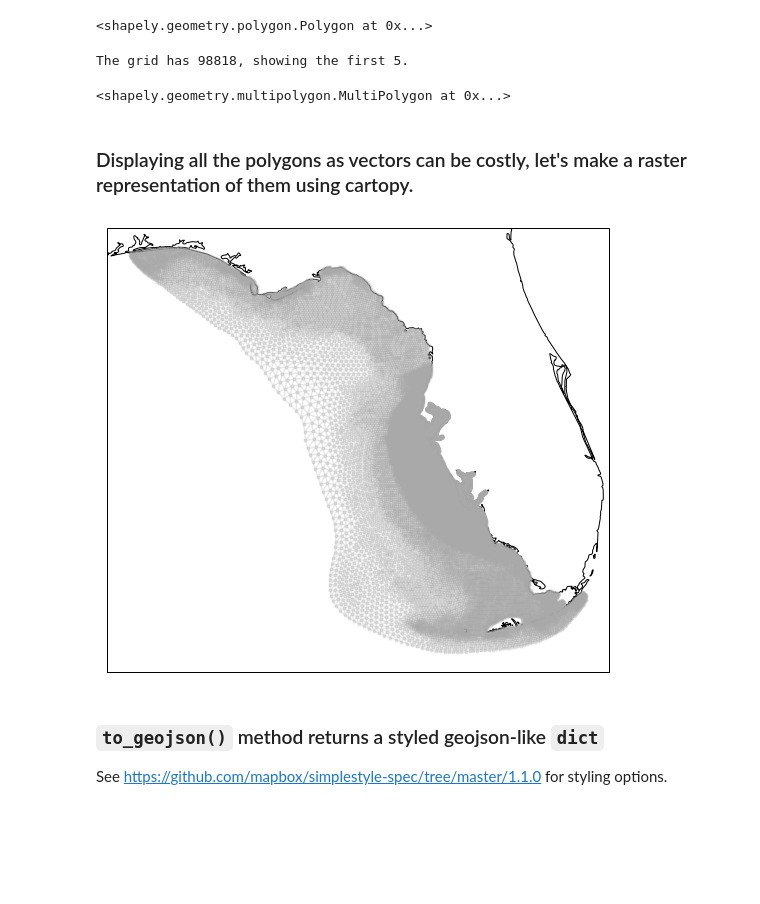
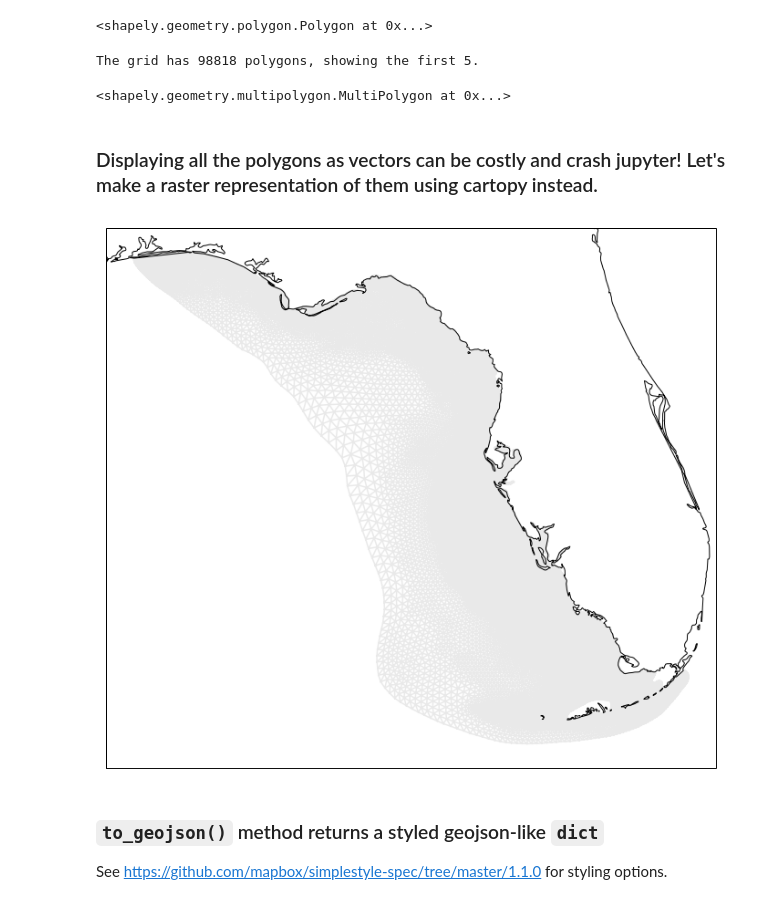
Before and after one commit to pyoceans/gridgeo, a Jupyter notebook: notebooks/gridgeo_tour.ipynb, the cells around one changed output. Saved outputs shown, nothing was run; the diff lists cells and outputs as text; code cells hidden in the pictures; blank space fills up the shorter version.

```diff
--- a/notebooks/gridgeo_tour.ipynb
+++ b/notebooks/gridgeo_tour.ipynb
@@ -27,30 +46,30 @@ grid.outline
 # %% [output]
 <shapely.geometry.polygon.Polygon at 0x...>
 # %%
-print(f'The grid has {len(grid.polygons)}, showing the first 5.')
+print(f'The grid has {len(grid.geometry)} polygons, showing the first 5.')
 
-grid.polygons[:5]
+grid.geometry[:5]
 # %% [output]
-The grid has 98818, showing the first 5.
+The grid has 98818 polygons, showing the first 5.
 <shapely.geometry.multipolygon.MultiPolygon at 0x...>
 # %% [markdown]
-### Displaying all the polygons as vectors can be costly, let's make a raster representation of them using cartopy.
+### Displaying all the polygons as vectors can be costly and crash jupyter! Let's make a raster representation of them using cartopy instead.
 # %%
 %matplotlib inline
 import cartopy.crs as ccrs
 import matplotlib.pyplot as plt
 
 
 fig, ax = plt.subplots(
-    figsize=(9, 9),
+    figsize=(12, 12),
     subplot_kw={'projection': ccrs.PlateCarree()}
 )
 
-kw = dict(marker='.', linestyle='-', alpha=0.25, color='darkgray')
+kw = dict(linestyle='-', alpha=0.25, color='darkgray')
 ax.triplot(grid.triang, **kw)
 ax.coastlines(resolution='10m');
 # %% [output]
-[figure, old version]
+[figure, new version]
 # %% [markdown]
 ### `to_geojson()` method returns a styled geojson-like `dict`
 
```
Also changed, not shown: parts of 8 cells of this notebook, 4 other files.
